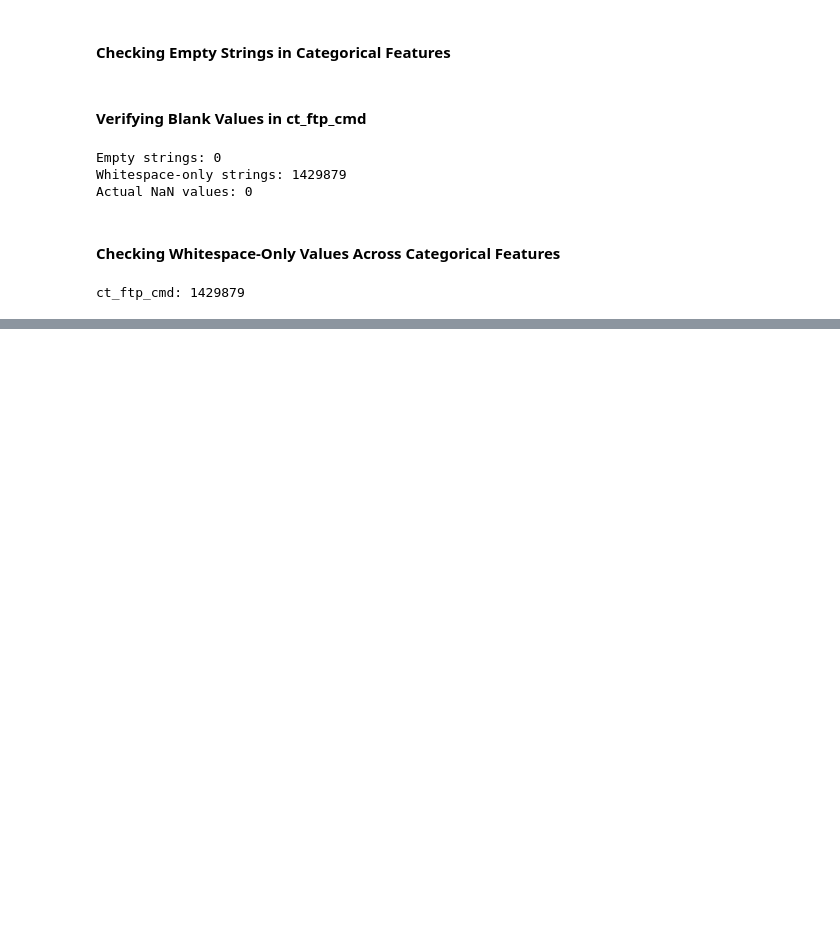
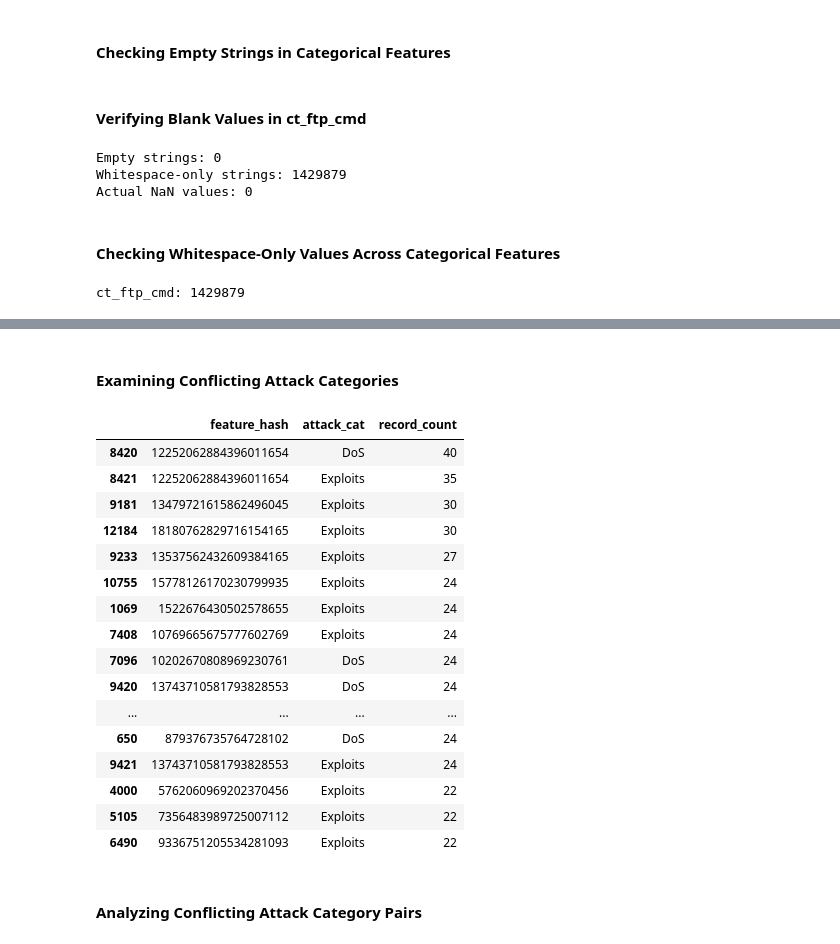
Before and after one commit to nikhilvirdi/NID-ML-UNSW-NB15, a Jupyter notebook: notebooks/network_intrusion_detection.ipynb, the cells around one changed output, grey strips where cells are left out. Cells and saved outputs as stored; diff of their text form; code cells hidden in the pictures; blank space fills up the shorter version.

```diff
--- a/notebooks/network_intrusion_detection.ipynb
+++ b/notebooks/network_intrusion_detection.ipynb
@@ -979,0 +1148,5 @@ ct_ftp_cmd: 1429879
+# %%
+df[missing_numerical_features] = df[missing_numerical_features].fillna(0)
+
+print("Remaining missing values:")
+print(df[missing_numerical_features].isna().sum())
@@ -979,0 +1709,19 @@ ct_ftp_cmd: 1429879
+# %%
+train_multi_hashes = pd.util.hash_pandas_object(
+    X_train_multi, index=False
+)
+
+test_multi_hashes = pd.util.hash_pandas_object(
+    X_test_multi, index=False
+)
+
+multi_train_hashes = set(train_multi_hashes.unique())
+multi_test_hashes = set(test_multi_hashes.unique())
+
+multi_overlapping_hashes = multi_train_hashes.intersection(
+    multi_test_hashes
+)
+
+print("Unique training feature combinations:", len(multi_train_hashes))
+print("Unique testing feature combinations:", len(multi_test_hashes))
+print("Overlapping feature combinations:", len(multi_overlapping_hashes))
@@ -979,0 +1769,41 @@ ct_ftp_cmd: 1429879
+# %% [markdown]
+#### Examining Conflicting Attack Categories
+# %%
+conflicting_hashes = conflicting_groups.index
+
+conflicting_records = multi_overlap_labels[
+    multi_overlap_labels["feature_hash"].isin(conflicting_hashes)
+]
+
+conflict_distribution = (
+    conflicting_records
+    .groupby(["feature_hash", "attack_cat"])
+    .size()
+    .reset_index(name="record_count")
+)
+
+display(
+    conflict_distribution
+    .sort_values("record_count", ascending=False)
+    .head(20)
+)
+# %% [output]
+|  | feature_hash | attack_cat | record_count |
+| 8420 | 12252062884396011654 | DoS | 40 |
+| 8421 | 12252062884396011654 | Exploits | 35 |
+| 9181 | 13479721615862496045 | Exploits | 30 |
+| 12184 | 18180762829716154165 | Exploits | 30 |
+| 9233 | 13537562432609384165 | Exploits | 27 |
+| 10755 | 15778126170230799935 | Exploits | 24 |
+| 1069 | 1522676430502578655 | Exploits | 24 |
+| 7408 | 10769665675777602769 | Exploits | 24 |
+| 7096 | 10202670808969230761 | DoS | 24 |
+| 9420 | 13743710581793828553 | DoS | 24 |
+| ... | ... | ... | ... |
+| 650 | 879376735764728102 | DoS | 24 |
+| 9421 | 13743710581793828553 | Exploits | 24 |
+| 4000 | 5762060969202370456 | Exploits | 22 |
+| 5105 | 7356483989725007112 | Exploits | 22 |
+| 6490 | 9336751205534281093 | Exploits | 22 |
+# %% [markdown]
+#### Analyzing Conflicting Attack Category Pairs
```
Also changed, not shown: parts of 75 cells of this notebook, 1 other file.
